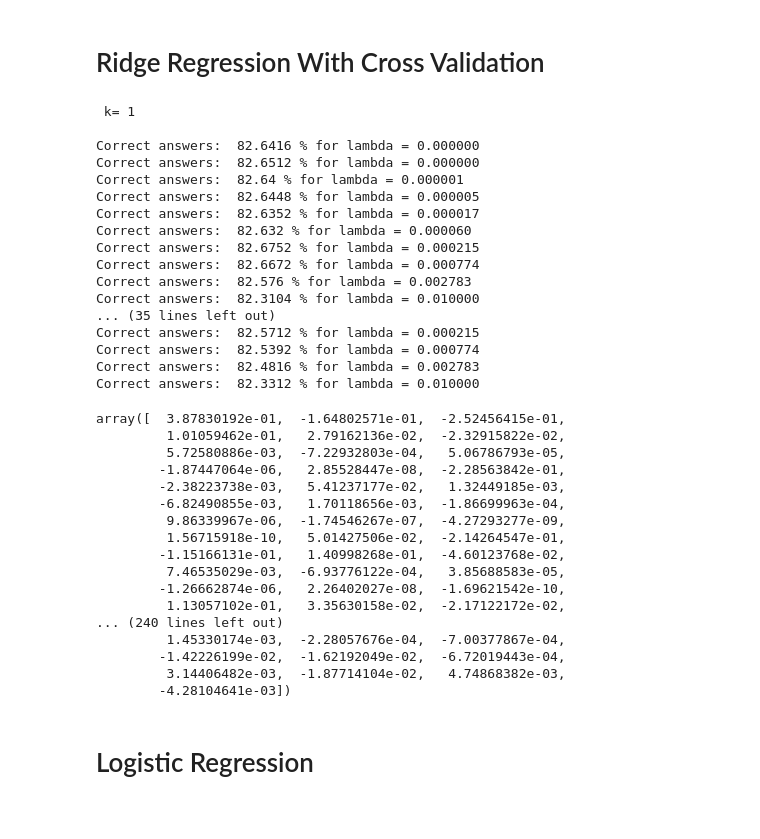
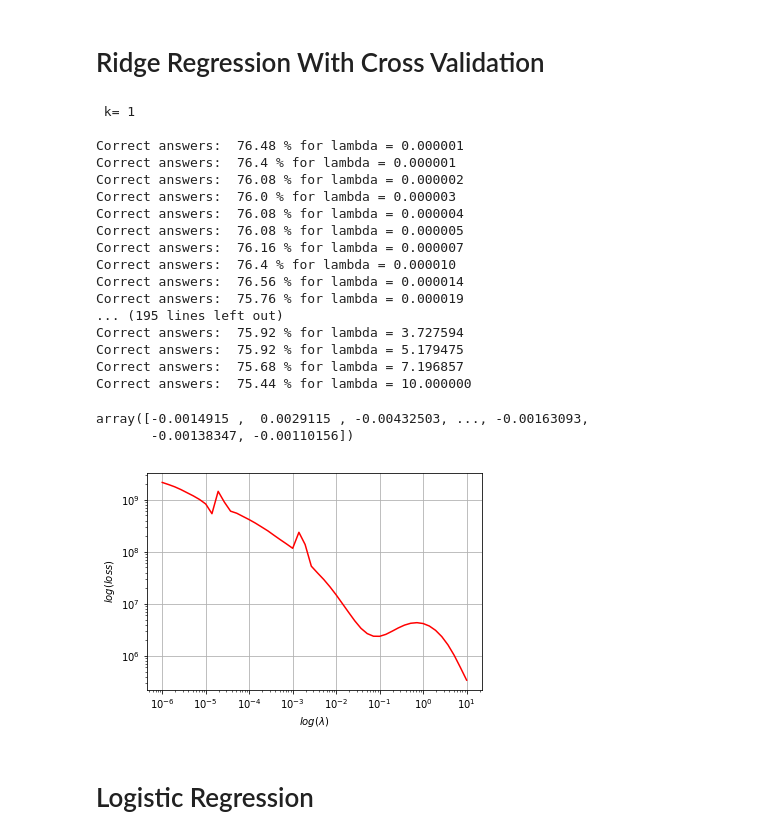
Before and after one commit to leonardopetrini/project_1_final, a Jupyter notebook: report_code.ipynb, the cells around one changed output. Saved outputs shown, nothing was run; the diff lists cells and outputs as text; code cells hidden in the pictures.

```diff
--- a/report_code.ipynb
+++ b/report_code.ipynb
@@ -204,48 +204,39 @@ Correct answers:  82.544 % for lambda = 0.001000
 [figure]
 # %% [markdown]
 # Ridge Regression With Cross Validation
-# %%
-degree = 11
-lambdas = np.logspace(-7,-2,10)
-k_fold = 4
-seed = 1
-
-cross_validation_ridge(y, x, k_fold, degree, lambdas, seed)
-# %% [output]
- k= 1
-
-Correct answers:  82.6416 % for lambda = 0.000000
-Correct answers:  82.6512 % for lambda = 0.000000
-Correct answers:  82.64 % for lambda = 0.000001
-Correct answers:  82.6448 % for lambda = 0.000005
-Correct answers:  82.6352 % for lambda = 0.000017
-Correct answers:  82.632 % for lambda = 0.000060
-Correct answers:  82.6752 % for lambda = 0.000215
-Correct answers:  82.6672 % for lambda = 0.000774
-Correct answers:  82.576 % for lambda = 0.002783
-Correct answers:  82.3104 % for lambda = 0.010000
-... (35 lines left out)
-Correct answers:  82.5712 % for lambda = 0.000215
-Correct answers:  82.5392 % for lambda = 0.000774
-Correct answers:  82.4816 % for lambda = 0.002783
-Correct answers:  82.3312 % for lambda = 0.010000
-array([  3.87830192e-01,  -1.64802571e-01,  -2.52456415e-01,
-         1.01059462e-01,   2.79162136e-02,  -2.32915822e-02,
-         5.72580886e-03,  -7.22932803e-04,   5.06786793e-05,
-        -1.87447064e-06,   2.85528447e-08,  -2.28563842e-01,
-        -2.38223738e-03,   5.41237177e-02,   1.32449185e-03,
-        -6.82490855e-03,   1.70118656e-03,  -1.86699963e-04,
-         9.86339967e-06,  -1.74546267e-07,  -4.27293277e-09,
-         1.56715918e-10,   5.01427506e-02,  -2.14264547e-01,
-        -1.15166131e-01,   1.40998268e-01,  -4.60123768e-02,
-         7.46535029e-03,  -6.93776122e-04,   3.85688583e-05,
-        -1.26662874e-06,   2.26402027e-08,  -1.69621542e-10,
-         1.13057102e-01,   3.35630158e-02,  -2.17122172e-02,
-... (240 lines left out)
-         1.45330174e-03,  -2.28057676e-04,  -7.00377867e-04,
-        -1.42226199e-02,  -1.62192049e-02,  -6.72019443e-04,
-         3.14406482e-03,  -1.87714104e-02,   4.74868382e-03,
-        -4.28104641e-03])
+# %%
+'''Using enriched polynomial with log sqrt and exponentials and subsumple of the train set'''
+
+x_small = non_values_to_random_normally_dist(x_small)
+x_small = standardize_by_column(x_small)
+
+degree = 11
+lambdas = np.logspace(-6,1,50)
+k_fold = 4
+seed = 18
+
+cross_validation_ridge(y_small, x_small, k_fold, degree, lambdas, seed)
+# %% [output]
+ k= 1
+
+Correct answers:  76.48 % for lambda = 0.000001
+Correct answers:  76.4 % for lambda = 0.000001
+Correct answers:  76.08 % for lambda = 0.000002
+Correct answers:  76.0 % for lambda = 0.000003
+Correct answers:  76.08 % for lambda = 0.000004
+Correct answers:  76.08 % for lambda = 0.000005
+Correct answers:  76.16 % for lambda = 0.000007
+Correct answers:  76.4 % for lambda = 0.000010
+Correct answers:  76.56 % for lambda = 0.000014
+Correct answers:  75.76 % for lambda = 0.000019
+... (195 lines left out)
+Correct answers:  75.92 % for lambda = 3.727594
+Correct answers:  75.92 % for lambda = 5.179475
+Correct answers:  75.68 % for lambda = 7.196857
+Correct answers:  75.44 % for lambda = 10.000000
+array([-0.0014915 ,  0.0029115 , -0.00432503, ..., -0.00163093,
+       -0.00138347, -0.00110156])
+[figure, added]
 # %% [markdown]
 # Logistic Regression
 # %%
```
Also changed, not shown: 2 other files.
